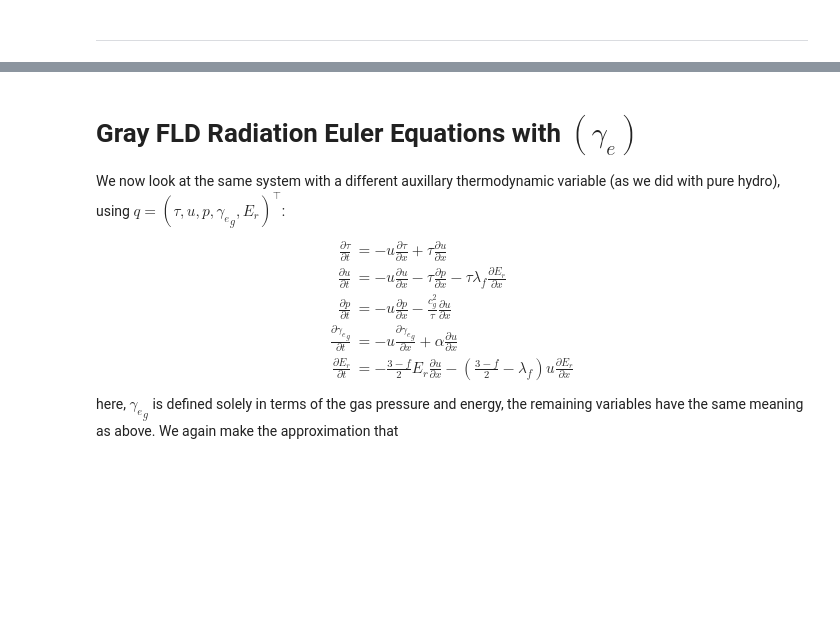
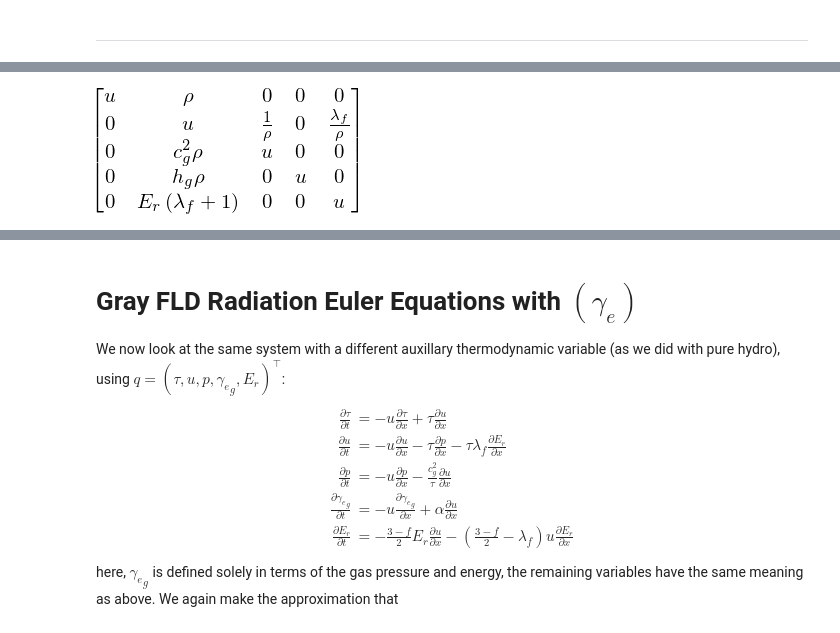
Before and after one commit to python-hydro/hydro_examples, a Jupyter notebook: compressible/euler-generaleos.ipynb, the cells around one changed output, grey strips where cells are left out. Saved outputs shown, nothing was run; the diff lists cells and outputs as text; code cells hidden in the pictures; blank space fills up the shorter version.

```diff
--- a/compressible/euler-generaleos.ipynb
+++ b/compressible/euler-generaleos.ipynb
@@ -383,0 +417,16 @@ for n in range(len(eigen)):
+# %%
+cg = symbols(r"c_g", real=True, positive=True)
+hg = symbols(r"h_g", real=True, positive=True)
+Er = symbols(r"E_r", real=True, positive=True)
+lf = symbols(r"\lambda_f", real=True)
+f = symbols("f", real=True, positive=True)
+
+q = Matrix([[rho, u, p, re, Er]]).transpose()
+A = Matrix([[u, rho, 0, 0, 0],
+            [0, u, rho**-1, 0, lf/rho],
+            [0, rho*cg**2, u, 0, 0],
+            [0, rho*hg, 0, u, 0],
+            [0, (lf+1)*Er, 0, 0, u]])
+A
+# %% [output]
+[figure, added]
```
Also changed, not shown: parts of 21 cells of this notebook.
